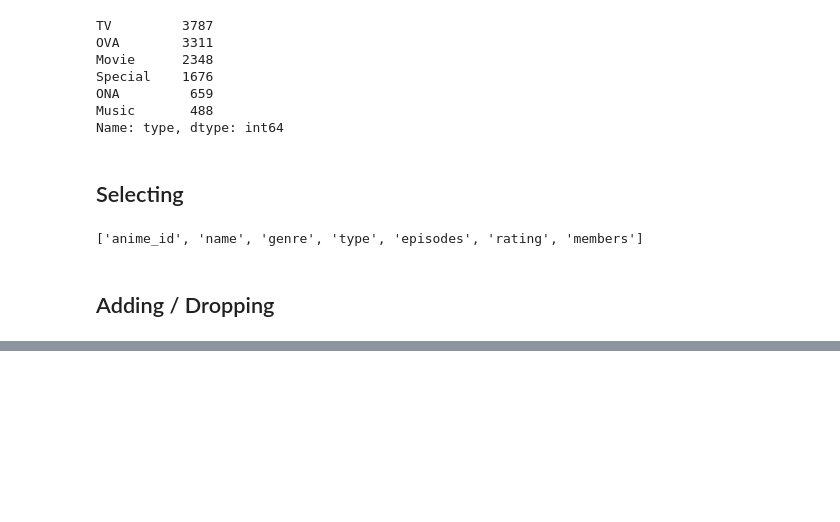
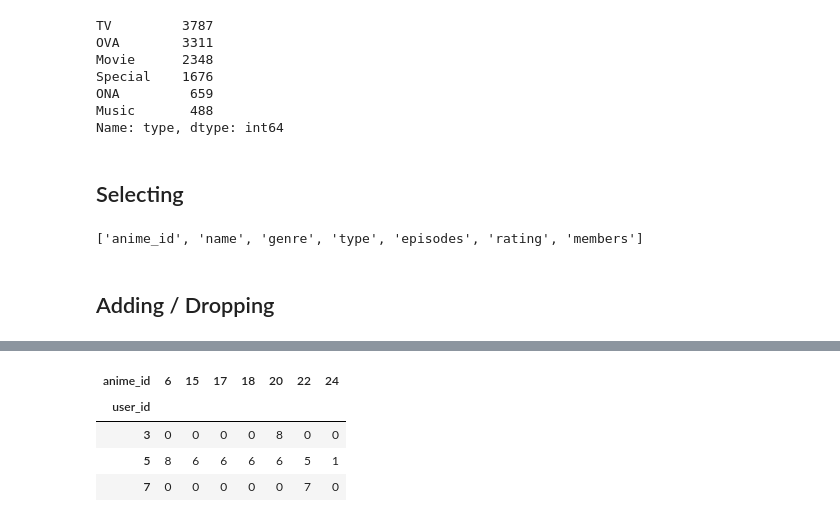
Before and after one commit to wayne0git/python_basics, a Jupyter notebook: pandas/pandas_tutorial.ipynb, the cells around one changed output, grey strips where cells are left out. Drawn from its saved outputs; the diff is of its cells as text; code cells hidden in the pictures; blank space fills up the shorter version.

```diff
--- a/pandas/pandas_tutorial.ipynb
+++ b/pandas/pandas_tutorial.ipynb
@@ -25,6 +25,7 @@ df.copy(deep=True)
 # %%
 # Convert CSV into a data frame
 anime = pd.read_csv('anime-recommendations-database/anime.csv')
+rating = pd.read_csv('anime-recommendations-database/rating.csv')
 # %% [markdown]
 ## Exporting
 # %%
@@ -116,0 +241,14 @@ anime[['name','rating']]
+# %%
+# Create a pivot table
+tmp_df = rating.copy()
+tmp_df.sort_values('user_id', ascending=True, inplace=True)
+tmp_df = tmp_df[tmp_df.user_id < 10]
+tmp_df = tmp_df[tmp_df.anime_id < 30]
+tmp_df = tmp_df[tmp_df.rating != -1]
+pd.pivot_table(tmp_df, values='rating', index=['user_id'], columns=['anime_id'], aggfunc=np.sum, fill_value=0)
+# %% [output]
+| anime_id | 6 | 15 | 17 | 18 | 20 | 22 | 24 |
+| user_id |  |  |  |  |  |  |  |
+| 3 | 0 | 0 | 0 | 0 | 8 | 0 | 0 |
+| 5 | 8 | 6 | 6 | 6 | 6 | 5 | 1 |
+| 7 | 0 | 0 | 0 | 0 | 0 | 7 | 0 |
```
Also changed, not shown: parts of 18 cells of this notebook.
